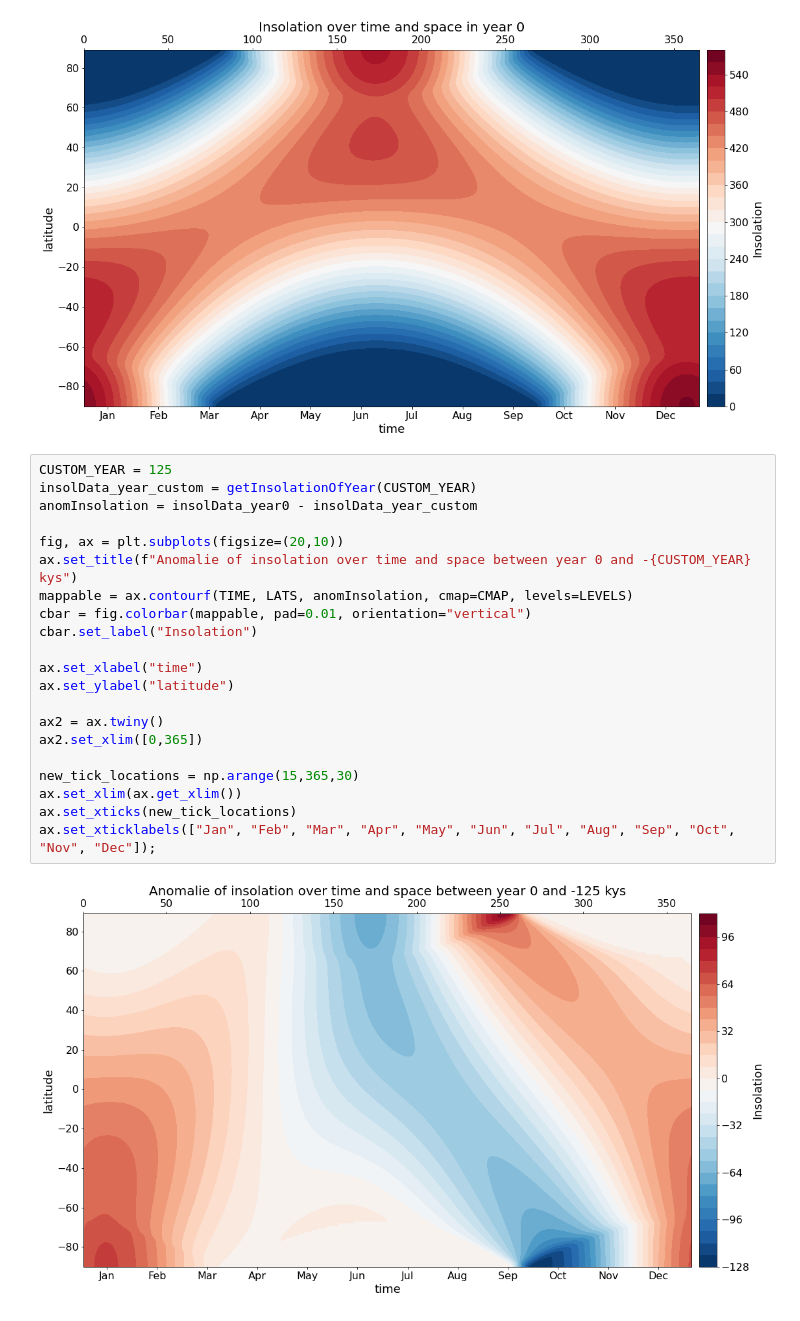
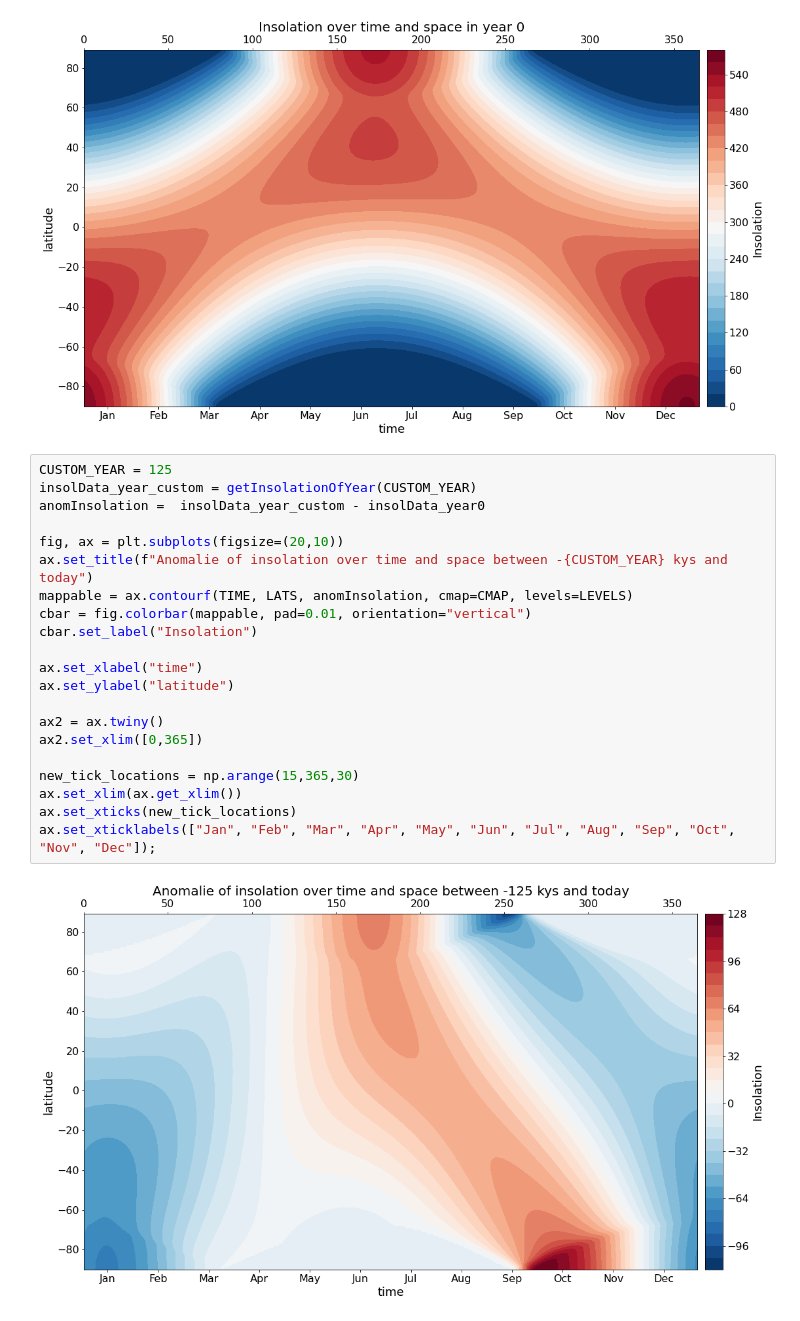
Before and after one commit to btschwertfeger/Orbit-astronomical-theory-of-ice-ages-Website, a Jupyter notebook: orbital_and_astronomical_theroy_of_ice_ages.ipynb, the cells around one changed output. Saved outputs shown, nothing was run; the diff lists cells and outputs as text.

Commit message:
changed anom calc

```diff
--- a/orbital_and_astronomical_theroy_of_ice_ages.ipynb
+++ b/orbital_and_astronomical_theroy_of_ice_ages.ipynb
@@ -727,23 +727,23 @@ ax.set_xticklabels(["Jan", "Feb", "Mar", "Apr", "May", "Jun", "Jul", "Aug", "Sep
 # %%
 CUSTOM_YEAR = 125
 insolData_year_custom = getInsolationOfYear(CUSTOM_YEAR)
-anomInsolation = insolData_year0 - insolData_year_custom
+anomInsolation =  insolData_year_custom - insolData_year0
 
 fig, ax = plt.subplots(figsize=(20,10))
-ax.set_title(f"Anomalie of insolation over time and space between year 0 and -{CUSTOM_YEAR} kys")
+ax.set_title(f"Anomalie of insolation over time and space between -{CUSTOM_YEAR} kys and today")
 mappable = ax.contourf(TIME, LATS, anomInsolation, cmap=CMAP, levels=LEVELS)
 cbar = fig.colorbar(mappable, pad=0.01, orientation="vertical")
 cbar.set_label("Insolation")
 
 ax.set_xlabel("time")
 ax.set_ylabel("latitude")
 
 ax2 = ax.twiny()
 ax2.set_xlim([0,365])
 
 new_tick_locations = np.arange(15,365,30)
 ax.set_xlim(ax.get_xlim())
 ax.set_xticks(new_tick_locations)
 ax.set_xticklabels(["Jan", "Feb", "Mar", "Apr", "May", "Jun", "Jul", "Aug", "Sep", "Oct", "Nov", "Dec"]);
 # %% [output]
-[figure, old version]
+[figure, new version]
```
Also changed, not shown: 4 other files.
